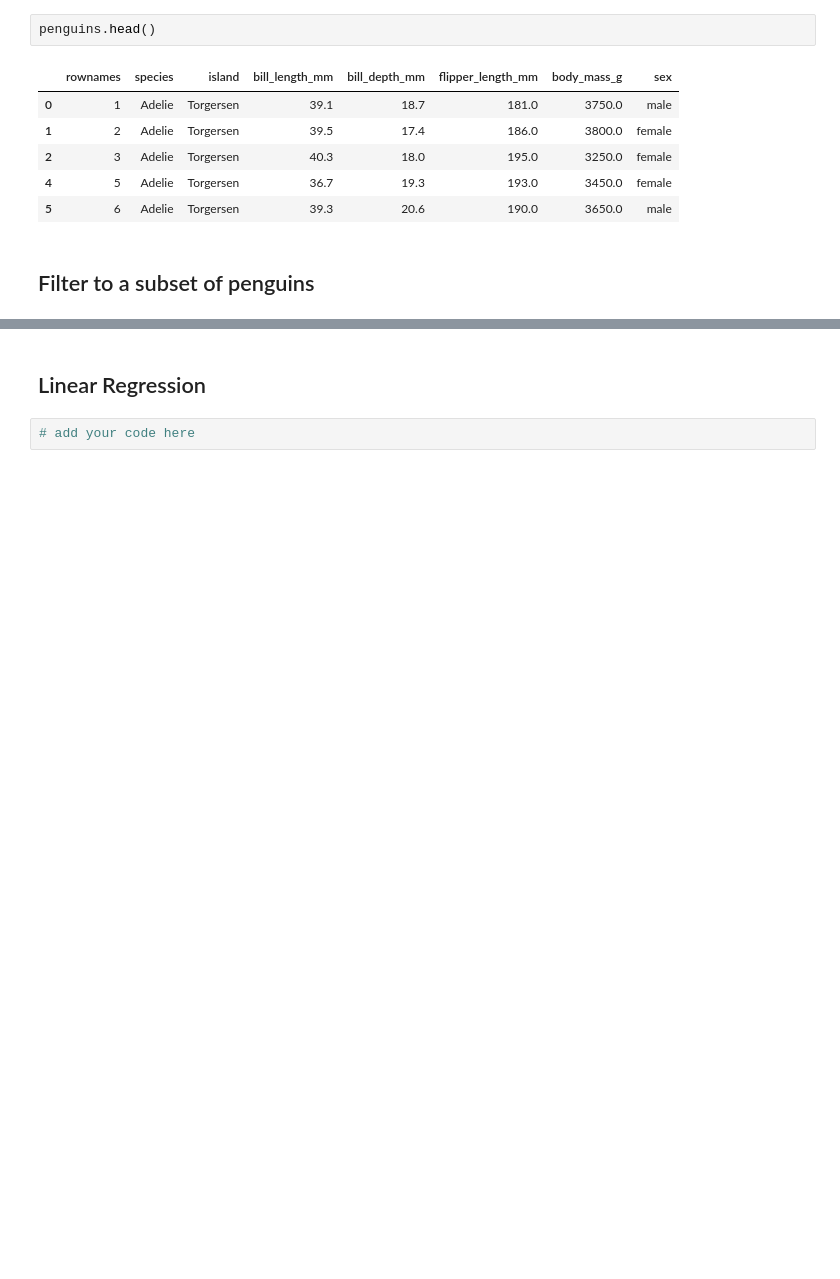
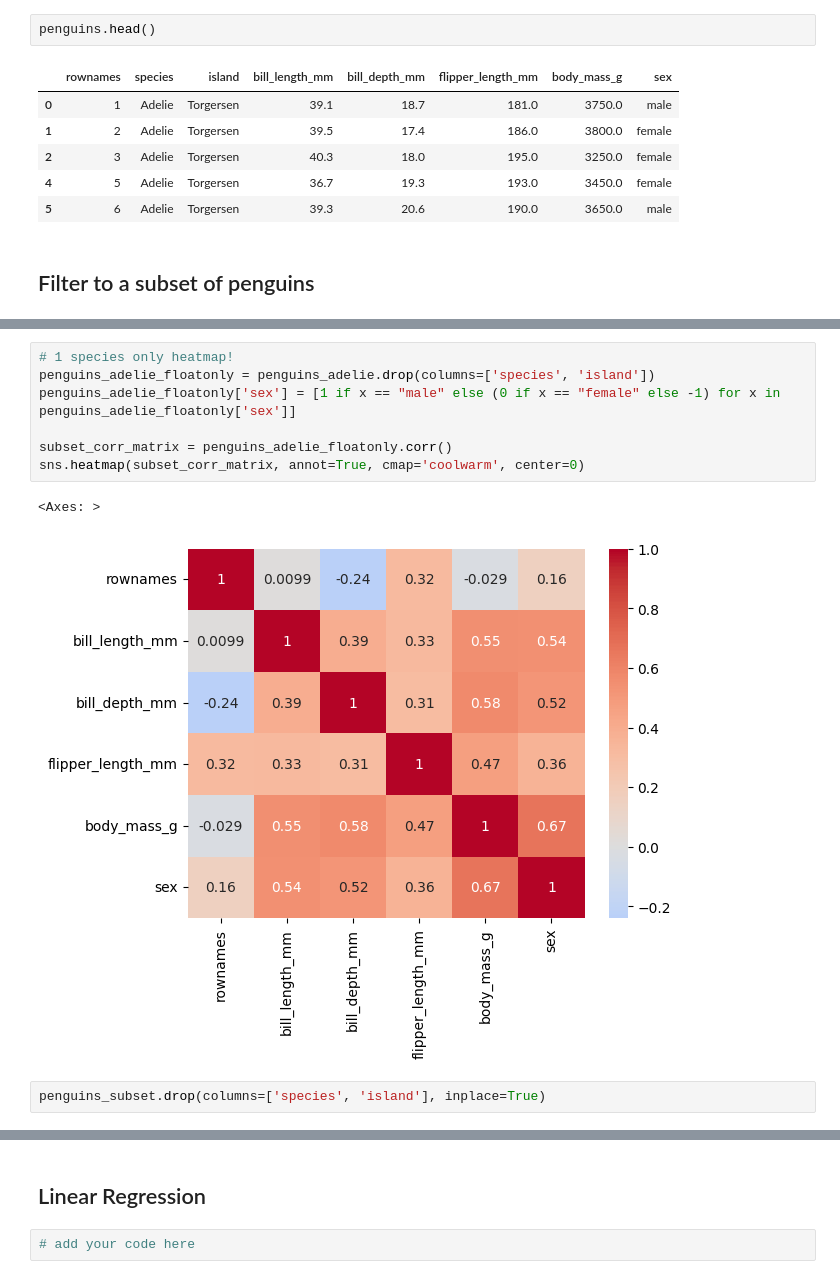
Before and after one commit to lex-devlin-til/dsny-data-science, a Jupyter notebook: Linear-Regression.ipynb, the cells around one changed output, grey strips where cells are left out. Saved outputs shown, nothing was run; the diff lists cells and outputs as text; blank space fills up the shorter version.

```diff
--- a/Linear-Regression.ipynb
+++ b/Linear-Regression.ipynb
@@ -400,0 +417,12 @@ penguins.head()
+# %%
+# 1 species only heatmap!
+penguins_adelie_floatonly = penguins_adelie.drop(columns=['species', 'island'])
+penguins_adelie_floatonly['sex'] = [1 if x == "male" else (0 if x == "female" else -1) for x in penguins_adelie_floatonly['sex']]
+
+subset_corr_matrix = penguins_adelie_floatonly.corr()
+sns.heatmap(subset_corr_matrix, annot=True, cmap='coolwarm', center=0)
+# %% [output]
+<Axes: >
+[figure, added]
+# %%
+penguins_subset.drop(columns=['species', 'island'], inplace=True)
```
Also changed, not shown: parts of 5 cells of this notebook, 1 other file.
